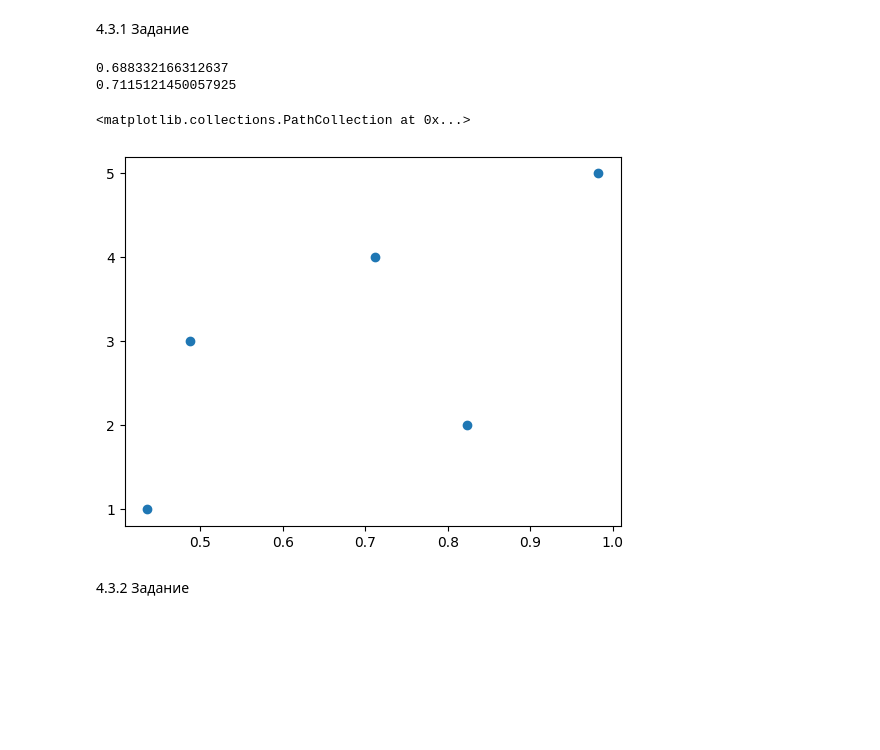
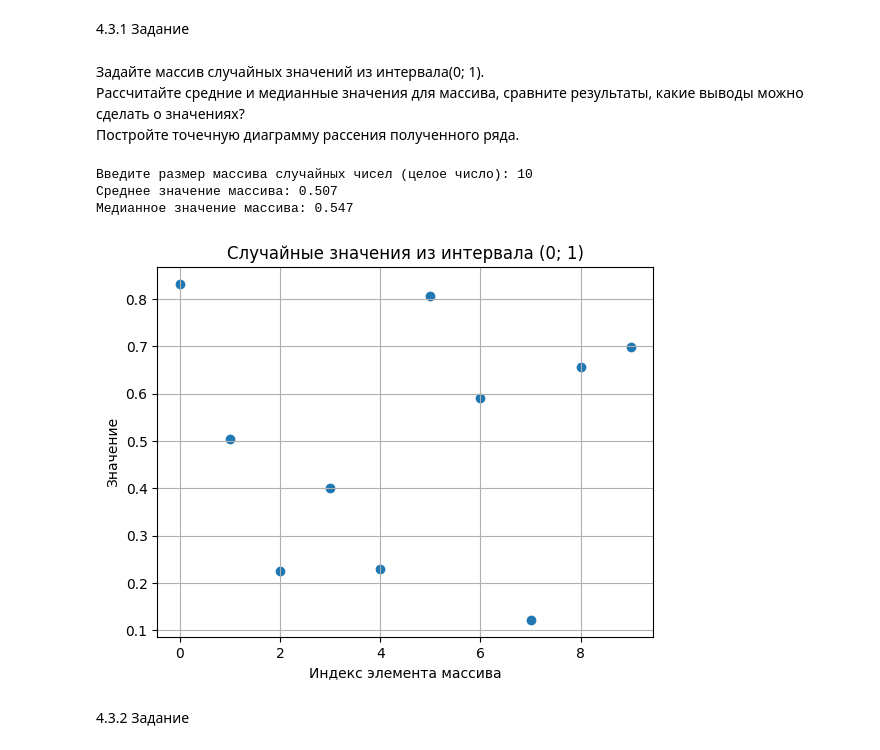
Before and after one commit to Rusick0/AI_Practice, a Jupyter notebook: AI1.ipynb, the cells around one changed output. Drawn from its saved outputs; the diff is of its cells as text; code cells hidden in the pictures; blank space fills up the shorter version.

```diff
--- a/AI1.ipynb
+++ b/AI1.ipynb
@@ -289,27 +145,38 @@ plt.scatter(marks, data)
 # %% [markdown]
 4.3.1 Задание
-# %%
-import random
-from statistics import median
-from matplotlib import pyplot as plt
-
-
-random_arr = []
-random_arr_data = ["1", "2", "3" , "4" , "5"]
-for i in range(5):
-    random_arr.append(random.random())
-
-avgValue = sum(random_arr)/len(random_arr)
-medianValue = median(random_arr)
-
-print(avgValue)
-print(medianValue)
-
-plt.scatter(random_arr,random_arr_data)
-# %% [output]
-0.688332166312637
-0.7115121450057925
-<matplotlib.collections.PathCollection at 0x...>
-[figure, removed]
+# %% [markdown]
+Задайте  массив случайных значений из интервала(0; 1).
+Рассчитайте средние и медианные значения для массива, сравните
+результаты, какие выводы можно сделать о значениях?
+Постройте точечную диаграмму рассения полученного ряда.
+# %%
+import random  # генерация случайных чисел
+from statistics import median  # медиана
+from matplotlib import pyplot as plt  # графики
+
+n = int(input("Введите размер массива случайных чисел (целое число): "))
+
+random_arr = []
+for _ in range(n):
+    random_arr.append(random.random())  # random() даёт число из интервала [0; 1)
+
+avg_value = sum(random_arr) / len(random_arr)  # среднее значение
+median_value = median(random_arr)  # медиана
+
+print(f"Среднее значение массива: {avg_value:.3f}")
+print(f"Медианное значение массива: {median_value:.3f}")
+
+# Точечная диаграмма рассеяния (индекс -> значение)
+plt.grid(True)  # включаем сетку
+plt.scatter(range(n), random_arr)  # точки: номер элемента -> значение
+plt.title("Случайные значения из интервала (0; 1)")
+plt.xlabel("Индекс элемента массива")
+plt.ylabel("Значение")
+plt.show()
+# %% [output]
+Введите размер массива случайных чисел (целое число): 10
+Среднее значение массива: 0.507
+Медианное значение массива: 0.547
+[figure, added]
 # %% [markdown]
 4.3.2 Задание
```
Also changed, not shown: parts of 54 cells of this notebook.
